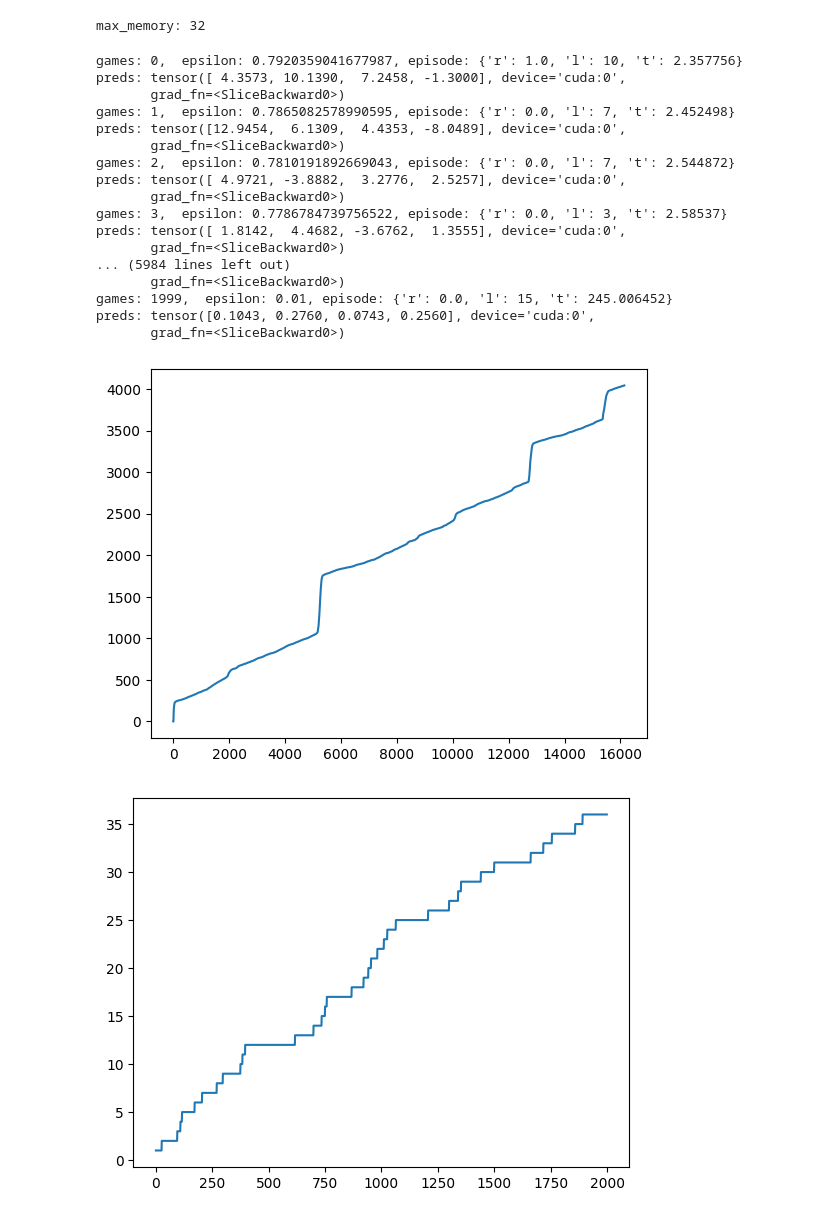
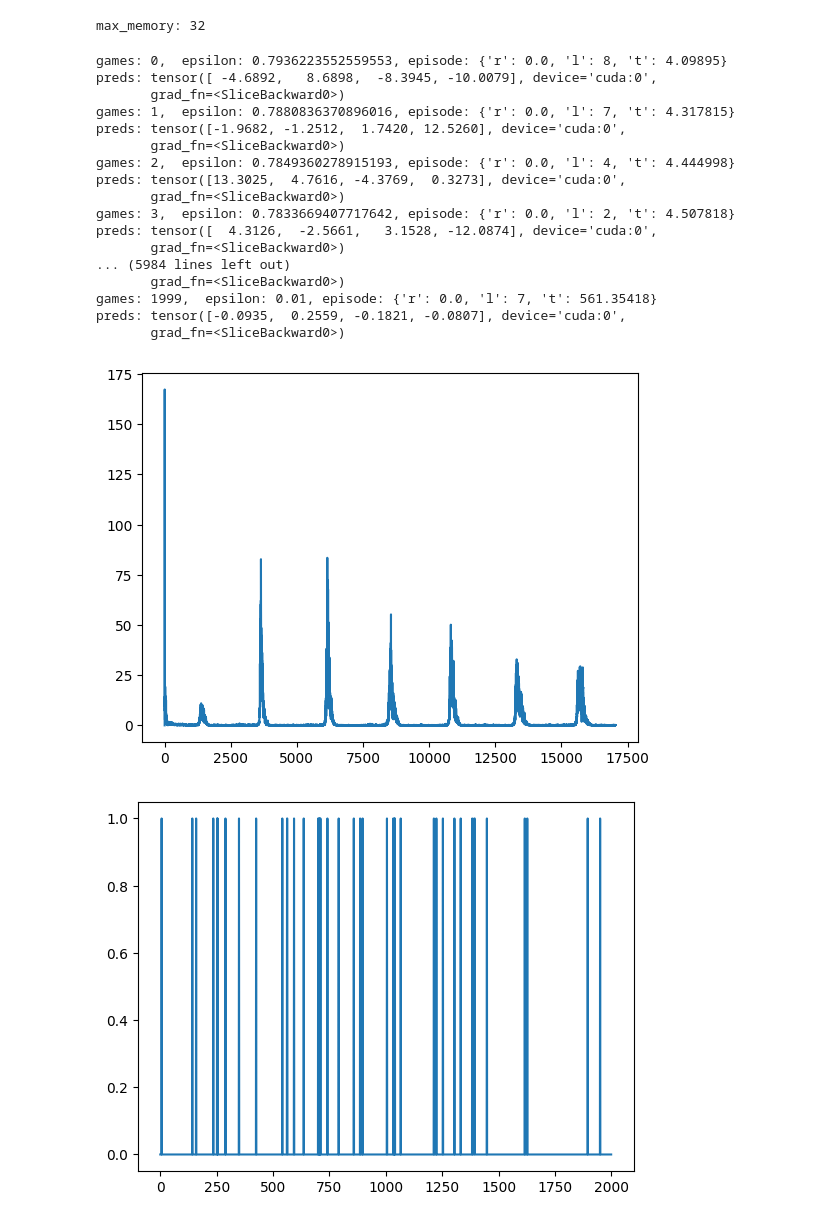
Before and after one commit to lixado/Age-of-transformers, a Jupyter notebook: src/Agents/miniGPT_qunatized.ipynb, the cells around one changed output. Drawn from its saved outputs; the diff is of its cells as text; code cells hidden in the pictures.

```diff
--- a/src/Agents/miniGPT_qunatized.ipynb
+++ b/src/Agents/miniGPT_qunatized.ipynb
@@ -28,7 +28,7 @@ print(f"state_dim: {state_dim}, action_dim: {action_dim}")
 # model
 device = torch.device("cuda" if torch.cuda.is_available() else "cpu")
 model_config = GPT.get_default_config()
-model_config.model_type = 'gpt-mini'
+model_config.model_type = 'gpt2'
 model_config.vocab_size = 8 # which integers can exist 16 is max for observation
 model_config.block_size = max_ep_length * model_config.vocab_size # sequence max size
 model = GPT(model_config).to(device)
@@ -63,7 +63,7 @@ observation, info = env.reset()
 games = 0
 epsilon = 0.8
 action = [0 for _ in range(action_dim)]
-while games < 2000:
+while games < 10000:
     memory.extend(observation)
     memory.extend(action)
 
@@ -108,6 +108,7 @@ while games < 2000:
         print(f"games: {games},  epsilon: {epsilon}, episode: {info['episode']}")
         print(f"preds: {action_preds}")
         episode_rewards.append(info["episode"]["r"])
+        memory.clear()
 
         games += 1
 
@@ -116,32 +117,32 @@ while games < 2000:
 
         observation, info = env.reset()
 # %% [output]
-games: 0,  epsilon: 0.7920359041677987, episode: {'r': 1.0, 'l': 10, 't': 2.357756}
-preds: tensor([ 4.3573, 10.1390,  7.2458, -1.3000], device='cuda:0',
+games: 0,  epsilon: 0.7936223552559553, episode: {'r': 0.0, 'l': 8, 't': 4.09895}
+preds: tensor([ -4.6892,   8.6898,  -8.3945, -10.0079], device='cuda:0',
        grad_fn=<SliceBackward0>)
-games: 1,  epsilon: 0.7865082578990595, episode: {'r': 0.0, 'l': 7, 't': 2.452498}
-preds: tensor([12.9454,  6.1309,  4.4353, -8.0489], device='cuda:0',
+games: 1,  epsilon: 0.7880836370896016, episode: {'r': 0.0, 'l': 7, 't': 4.317815}
+preds: tensor([-1.9682, -1.2512,  1.7420, 12.5260], device='cuda:0',
        grad_fn=<SliceBackward0>)
-games: 2,  epsilon: 0.7810191892669043, episode: {'r': 0.0, 'l': 7, 't': 2.544872}
-preds: tensor([ 4.9721, -3.8882,  3.2776,  2.5257], device='cuda:0',
+games: 2,  epsilon: 0.7849360278915193, episode: {'r': 0.0, 'l': 4, 't': 4.444998}
+preds: tensor([13.3025,  4.7616, -4.3769,  0.3273], device='cuda:0',
        grad_fn=<SliceBackward0>)
-games: 3,  epsilon: 0.7786784739756522, episode: {'r': 0.0, 'l': 3, 't': 2.58537}
-preds: tensor([ 1.8142,  4.4682, -3.6762,  1.3555], device='cuda:0',
+games: 3,  epsilon: 0.7833669407717642, episode: {'r': 0.0, 'l': 2, 't': 4.507818}
+preds: tensor([  4.3126,  -2.5661,   3.1528, -12.0874], device='cuda:0',
        grad_fn=<SliceBackward0>)
 ... (5984 lines left out)
        grad_fn=<SliceBackward0>)
-games: 1999,  epsilon: 0.01, episode: {'r': 0.0, 'l': 15, 't': 245.006452}
-preds: tensor([0.1043, 0.2760, 0.0743, 0.2560], device='cuda:0',
+games: 1999,  epsilon: 0.01, episode: {'r': 0.0, 'l': 7, 't': 561.35418}
+preds: tensor([-0.0935,  0.2559, -0.1821, -0.0807], device='cuda:0',
        grad_fn=<SliceBackward0>)
 # %%
 memory.clear()
 
 # plot losses
-plt.plot(np.cumsum(losses))
+plt.plot(losses)
 plt.show()
 
-plt.plot(np.cumsum(episode_rewards))
+plt.plot(episode_rewards)
 plt.show()
 # %% [output]
-[figure, old version]
+[figure, new version]
-[figure, old version]
+[figure, new version]
```
Also changed, not shown: parts of 1 cell of this notebook.
